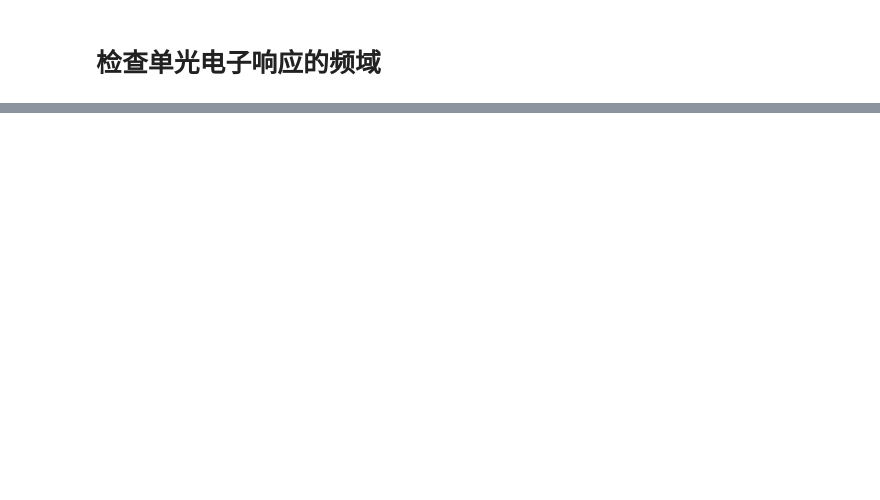
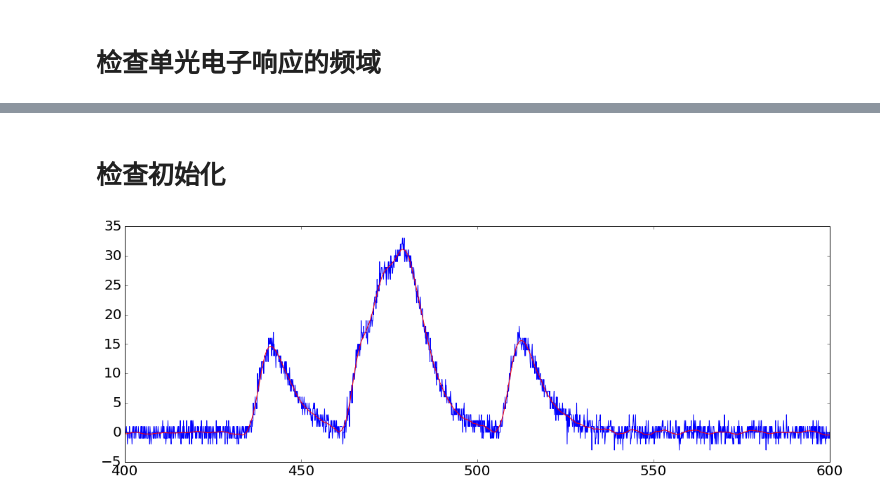
Before and after one commit to heroxbd/waveform-analysis, a Jupyter notebook: check.ipynb, the cells around one changed output, grey strips where cells are left out. Drawn from its saved outputs; the diff is of its cells as text; code cells hidden in the pictures; blank space fills up the shorter version.

```diff
--- a/check.ipynb
+++ b/check.ipynb
@@ -269,0 +283,7 @@ plt.show()
+# %%
+with h5py.File('waveform/' + para + '.h5', 'r', libver='latest', swmr=True) as ipt:
+    ent = ipt['Readout/Waveform'][:]
+    tru = ipt['SimTriggerInfo/PEList'][:]
+    gmu = ipt['SimTriggerInfo/PEList'].attrs['gmu']
+    gsigma = ipt['SimTriggerInfo/PEList'].attrs['gsigma']
+    npe = ipt['SimTruth/T'].attrs['npe']
@@ -269,0 +332,2 @@ plt.show()
+# %% [markdown]
+# 检查初始化
@@ -269,0 +388,10 @@ plt.show()
+# %%
+plt.close()
+fig = plt.figure(figsize=(18, 6))
+ax = fig.add_subplot()
+ax.plot(np.arange(0, 1029, 1/wff.nshannon), ent[0]['Waveform'], label='origin', color='b')
+ax.plot(np.arange(0, 1029, 1/wff.nshannon), savgol_filter(ent[0]['Waveform'], 11 * (wff.nshannon if wff.nshannon % 2 == 1 else wff.nshannon + 1), 4), label='savgol', color='r')
+ax.set_xlim(400, 600)
+plt.show()
+# %% [output]
+[figure, added]
```
Also changed, not shown: parts of 24 cells of this notebook, 4 other files.
